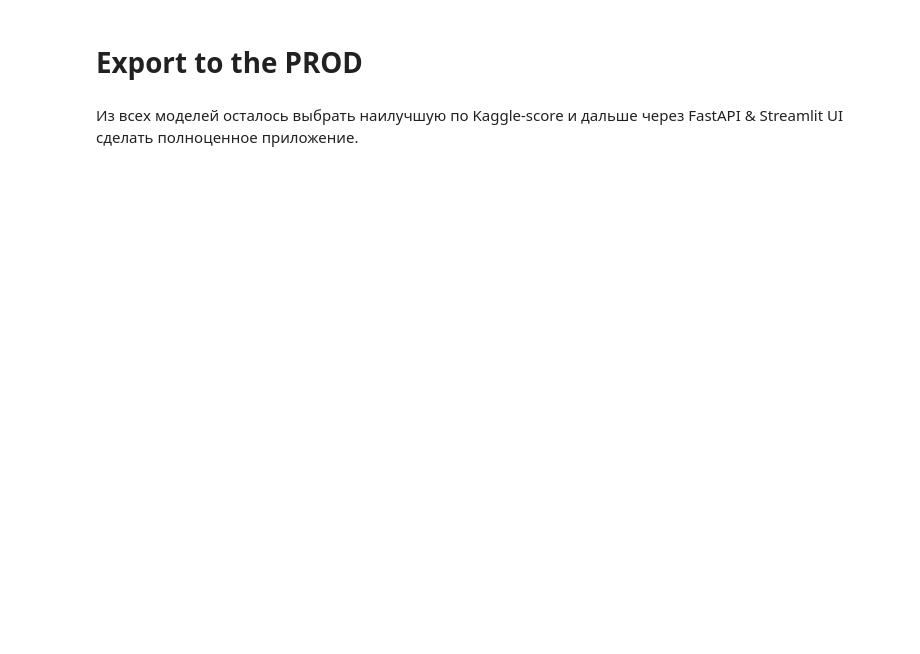
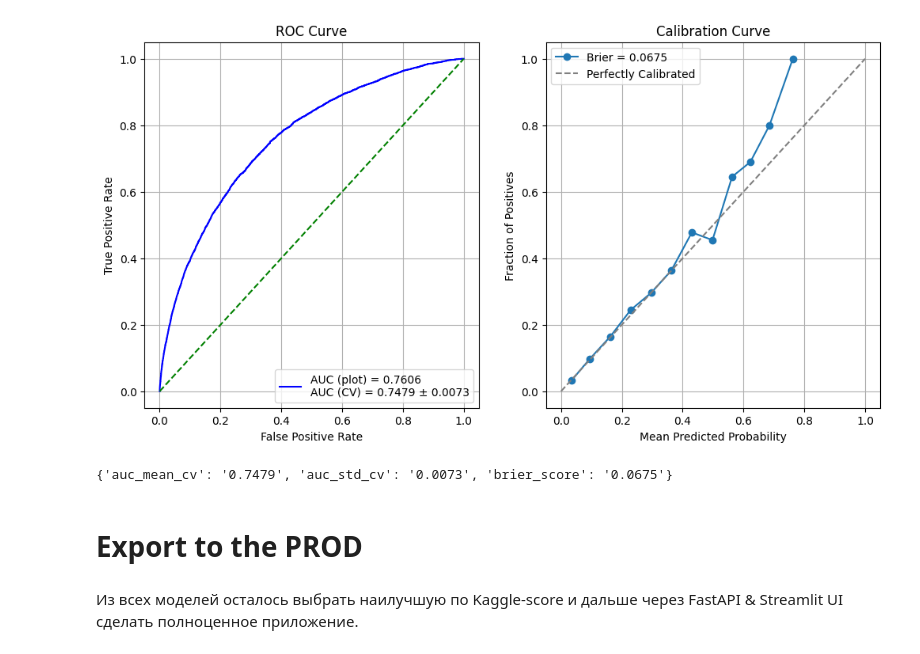
Before and after one commit to Uralbeckins/Credit-Score-Prediction-Home-Credit-Bank, a Jupyter notebook: Model Selection Workflow/3-Model_training.ipynb, the cells around one changed output. Saved outputs shown, nothing was run; the diff lists cells and outputs as text; code cells hidden in the pictures; blank space fills up the shorter version.

```diff
--- a/Model Selection Workflow/3-Model_training.ipynb
+++ b/Model Selection Workflow/3-Model_training.ipynb
@@ -150,0 +155,46 @@ run_experiment(
+# %%
+from xgboost import XGBClassifier
+
+def xgboost_param_space(trial):
+    return {
+        "verbosity": 0,
+        "learning_rate": trial.suggest_float("learning_rate", 0.01, 0.3, log=True),
+        "max_depth": trial.suggest_int("max_depth", 2, 10),
+        "n_estimators": trial.suggest_int("n_estimators", 100, 600),
+        "subsample": trial.suggest_float("subsample", 0.5, 1.0),
+        "min_child_weight": trial.suggest_int("min_child_weight", 1, 10),
+        "colsample_bytree": trial.suggest_float("colsample_bytree", 0.6, 1.0),
+        "scale_pos_weight": trial.suggest_categorical("scale_pos_weight", [1, 11]),
+        "objective": "binary:logistic",
+        "eval_metric": 'auc',
+        "seed": Config.SEED,
+
+        # "gamma"
+        # "max_cat_to_onehot"
+        # "max_cat_threshold"
+        # можно добавить использование cat_features
+    }
+
+# mask = target == 0
+# sum_pos = np.sum(target, axis=0)
+# sum_neg = np.sum(mask)
+# print(sum_pos)
+# print(sum_neg)
+# scale_pos_weight = sum_neg / sum_pos
+# print(scale_pos_weight) = 11
+
+exp_name_xgb = f'90_nan'
+
+# CMA-ES с Warm-Starting
+# Meta-Learn TPE — Лучший выбор для TPE
+
+run_experiment(
+    exp_name_xgb,
+    XGBClassifier,
+    xgboost_param_space,
+    df,
+    n_trials=10,
+    cv_num=5,
+    save_model=False
+)
+# %% [output]
@@ -151,3 +218,5 @@ run_experiment(
+[figure, added]
+{'auc_mean_cv': '0.7479', 'auc_std_cv': '0.0073', 'brier_score': '0.0675'}
 # %% [markdown]
 # Export to the PROD
 # %% [markdown]
```
Also changed, not shown: parts of 6 cells of this notebook, 12 other files.
